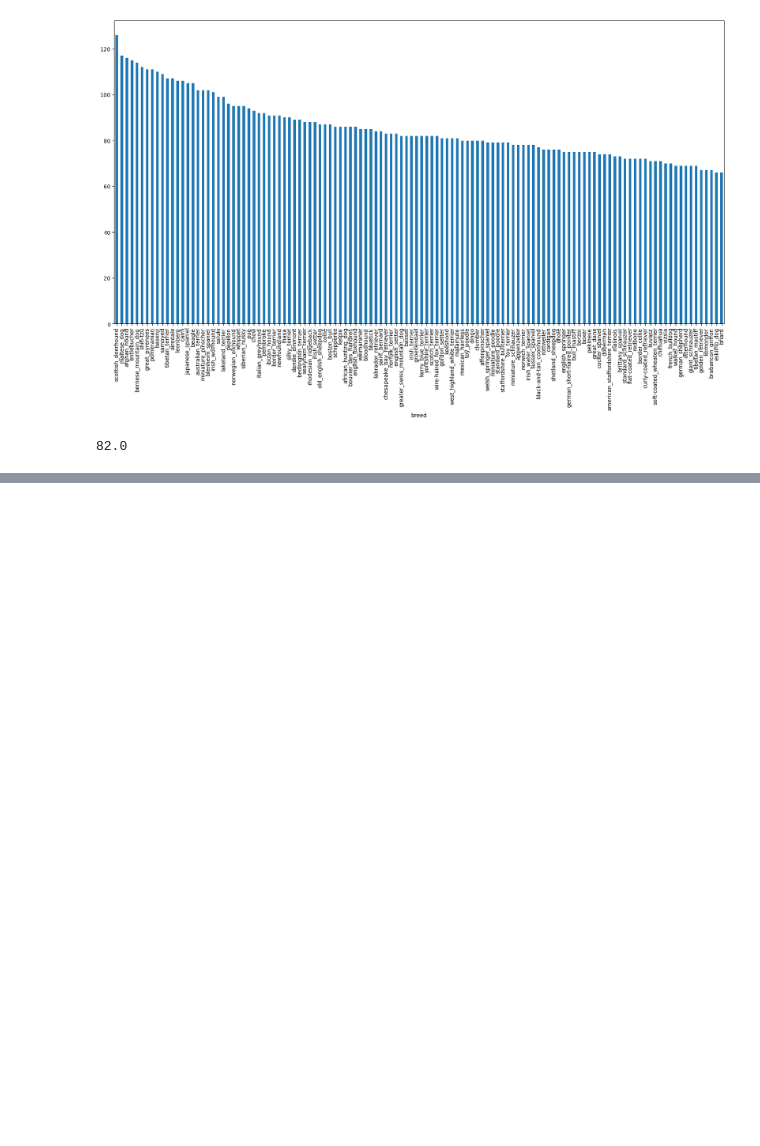
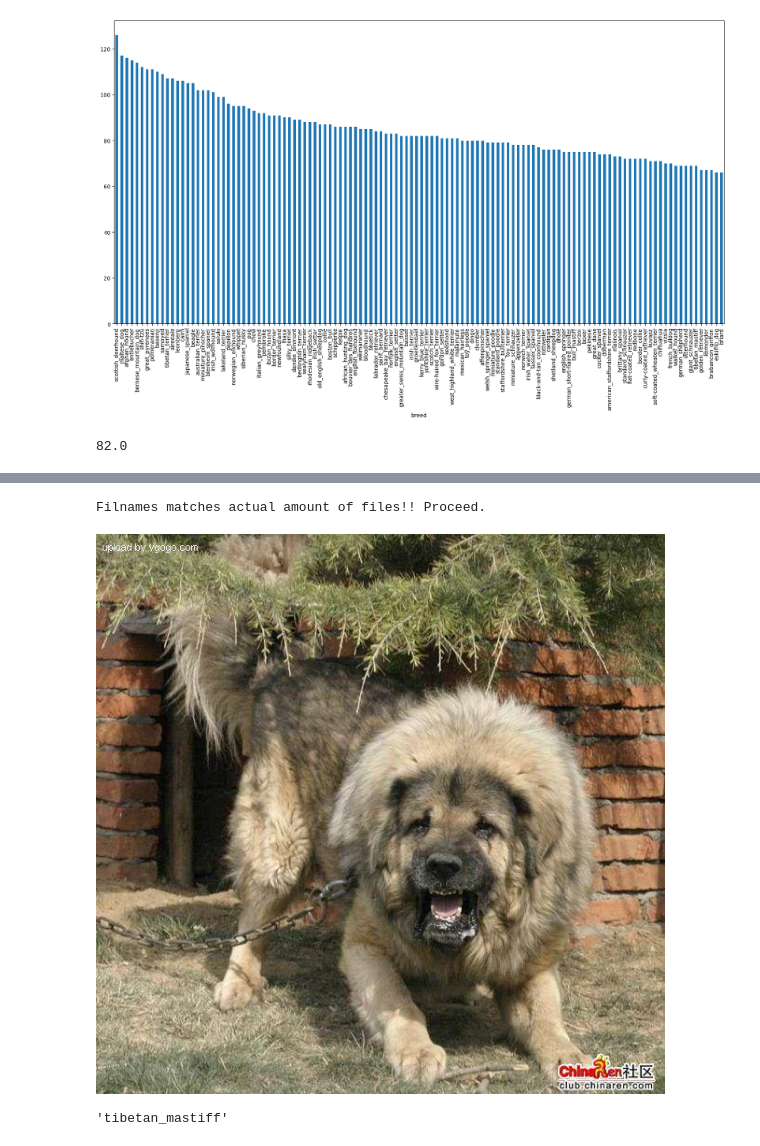
Before and after one commit to Eakempreet/Learning-ML-Projects, a Jupyter notebook: Unstructured-data-projects/dog-vision-project-3/end-to-end-dog-vision.ipynb, the cells around one changed output, grey strips where cells are left out. Cells and saved outputs as stored; diff of their text form; code cells hidden in the pictures; blank space fills up the shorter version.

```diff
--- a/Unstructured-data-projects/dog-vision-project-3/end-to-end-dog-vision.ipynb
+++ b/Unstructured-data-projects/dog-vision-project-3/end-to-end-dog-vision.ipynb
@@ -252,0 +272,6 @@ label_csv['breed'].value_counts().median()
+# %%
+# Create pathnames from Image ID's
+filenames = ["/content/drive/MyDrive/dog-vision-project-3/train/" + fname  + ".jpg" for fname in label_csv["id"]]
+
+# Check the first 10
+filenames[:10]
@@ -252,0 +303,18 @@ label_csv['breed'].value_counts().median()
+# %%
+# Check whether number of filenames matches number of actual image files
+import os
+if len(os.listdir("/content/drive/MyDrive/dog-vision-project-3/train/")) == len(filenames):
+    print("Filnames matches actual amount of files!! Proceed.")
+else:
+    print("Filenames do NOT match the actual amount of files, check the target directory.")
+# %% [output]
+Filnames matches actual amount of files!! Proceed.
+# %%
+# One more check
+Image(filenames[9000])
+# %% [output]
+[figure, added]
+# %%
+label_csv["breed"][9000]
+# %% [output]
+'tibetan_mastiff'
```
Also changed, not shown: parts of 32 cells of this notebook.
